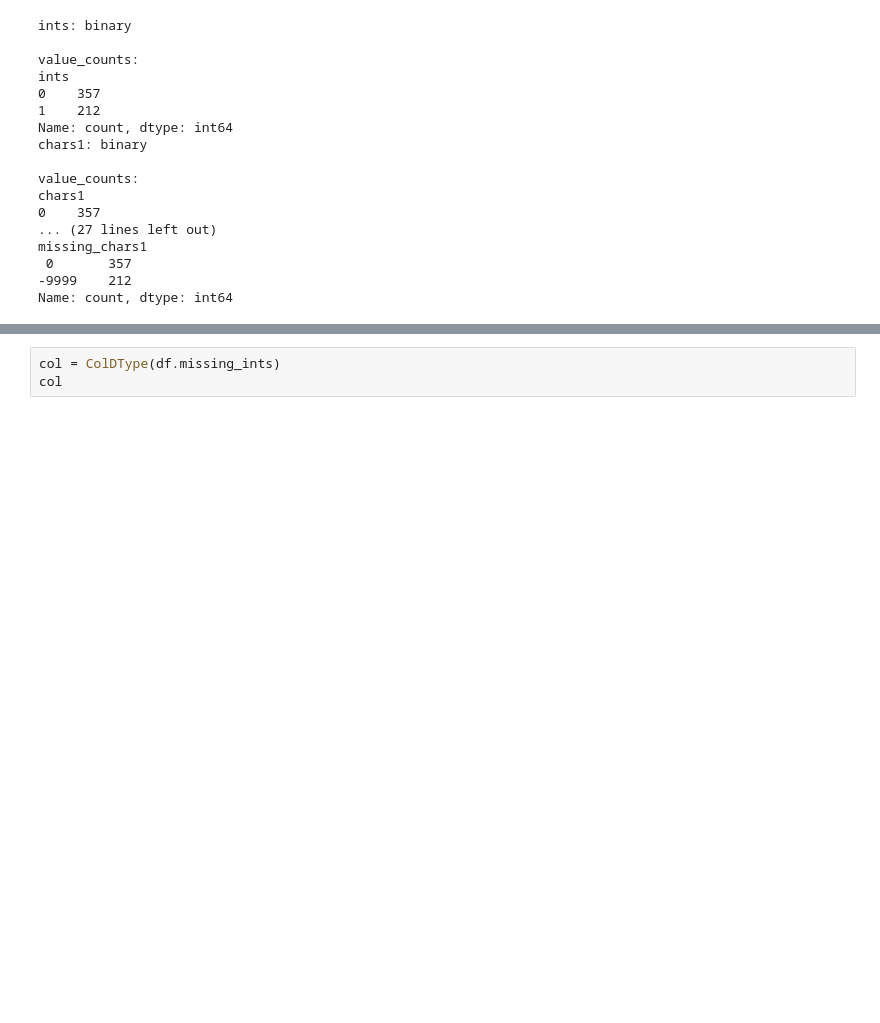
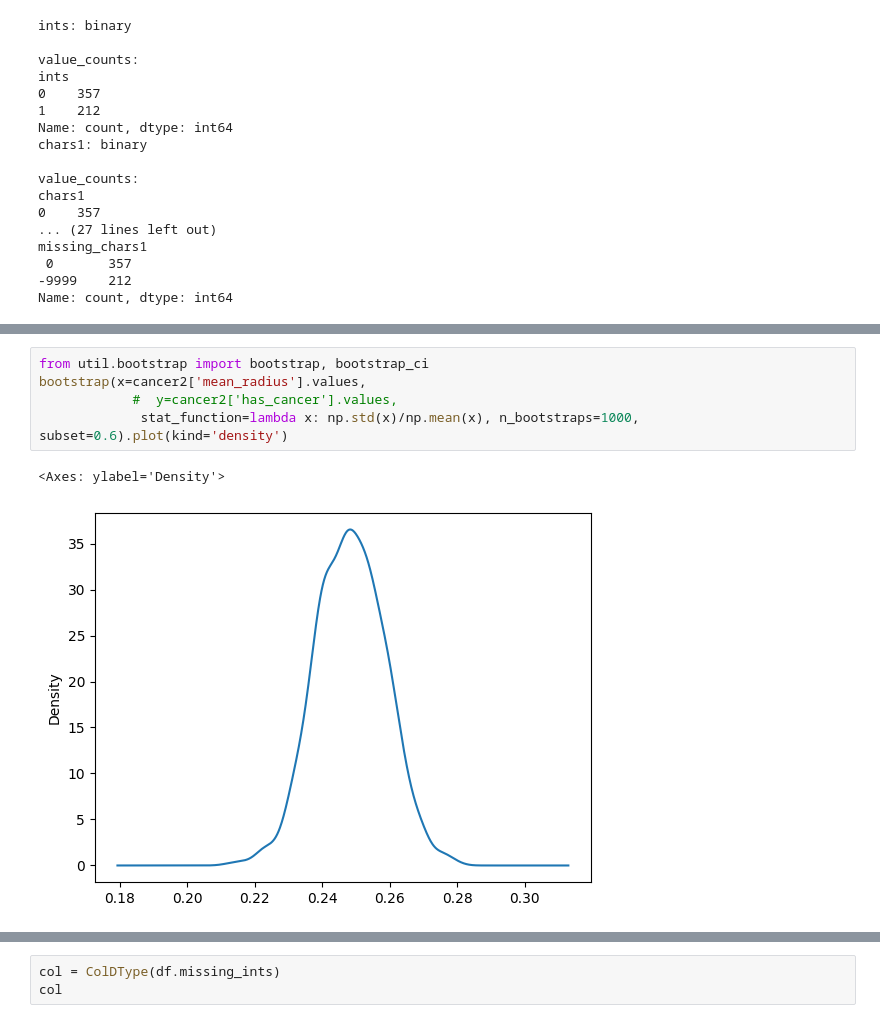
Before and after one commit to aaweaver-actuary/sb-eda, a Jupyter notebook: sbEDA/sbDtypes.ipynb, the cells around one changed output, grey strips where cells are left out. Cells and saved outputs as stored; diff of their text form; blank space fills up the shorter version.

```diff
--- a/sbEDA/sbDtypes.ipynb
+++ b/sbEDA/sbDtypes.ipynb
@@ -217,0 +239,8 @@ Name: count, dtype: int64
+# %%
+from util.bootstrap import bootstrap, bootstrap_ci
+bootstrap(x=cancer2['mean_radius'].values,
+            #  y=cancer2['has_cancer'].values,
+             stat_function=lambda x: np.std(x)/np.mean(x), n_bootstraps=1000, subset=0.6).plot(kind='density')
+# %% [output]
+<Axes: ylabel='Density'>
+[figure, added]
```
Also changed, not shown: parts of 15 cells of this notebook, 6 other files.
